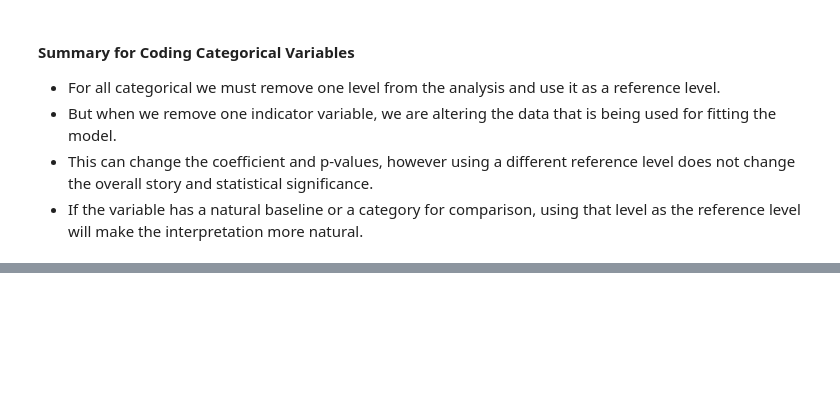
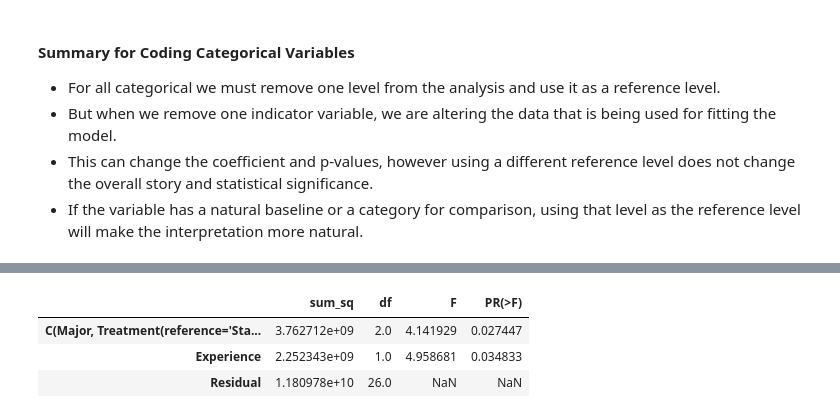
Before and after one commit to heenahussain2/Learning_ML, a Jupyter notebook: Stats_for_Data_Science/Ch-04_Regression_and_Prediction/3_Interpreting_Main_Effects_and_Significance.ipynb, the cells around one changed output, grey strips where cells are left out. Cells and saved outputs as stored; diff of their text form; code cells hidden in the pictures; blank space fills up the shorter version.

```diff
--- a/Stats_for_Data_Science/Ch-04_Regression_and_Prediction/3_Interpreting_Main_Effects_and_Significance.ipynb
+++ b/Stats_for_Data_Science/Ch-04_Regression_and_Prediction/3_Interpreting_Main_Effects_and_Significance.ipynb
@@ -237,0 +357,9 @@ ols_model.conf_int(alpha=0.05, cols=None)
+# %%
+# ANOVA Result
+anova_result = sm.stats.anova_lm(model, typ=2)
+anova_result
+# %% [output]
+|  | sum_sq | df | F | PR(>F) |
+| C(Major, Treatment(reference='Sta... | 3.762712e+09 | 2.0 | 4.141929 | 0.027447 |
+| Experience | 2.252343e+09 | 1.0 | 4.958681 | 0.034833 |
+| Residual | 1.180978e+10 | 26.0 | NaN | NaN |
```
Also changed, not shown: parts of 10 cells of this notebook.
